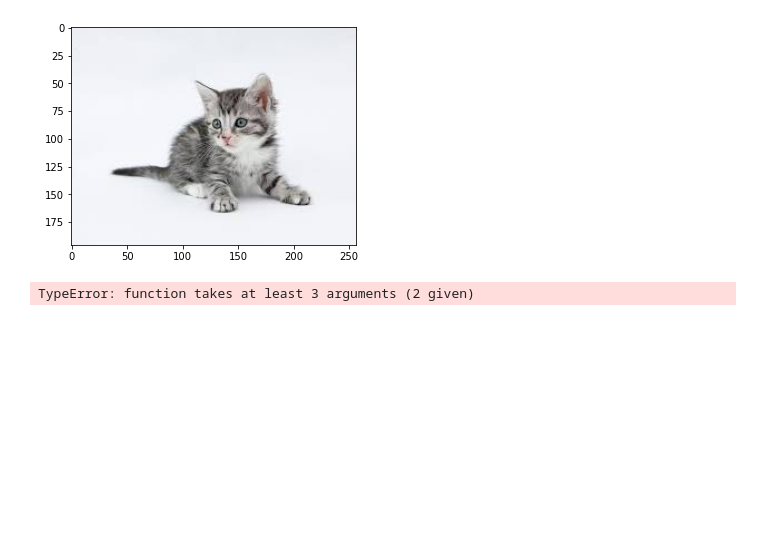
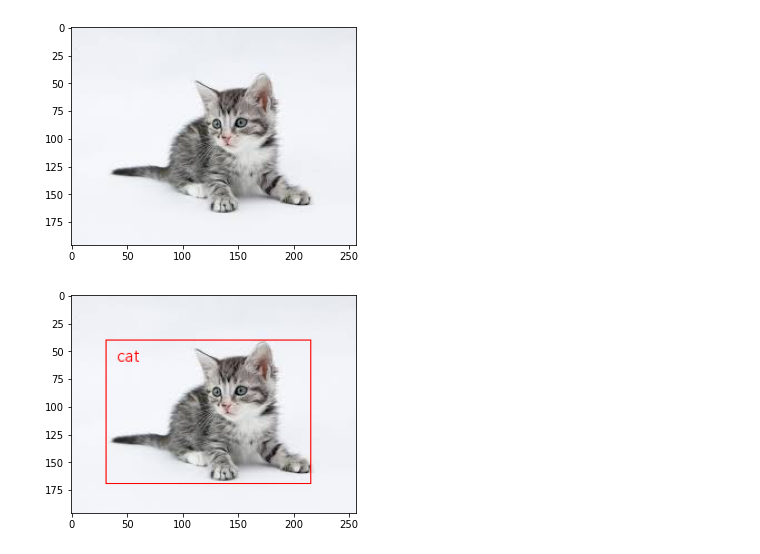
Before and after one commit to YONGJAISONG/DeepLearning_2022_01, a Jupyter notebook: 03.이미지응용/11_공공_인공지능_API.ipynb, the cells around one changed output. Saved outputs shown, nothing was run; the diff lists cells and outputs as text; code cells hidden in the pictures; blank space fills up the shorter version.

```diff
--- a/03.이미지응용/11_공공_인공지능_API.ipynb
+++ b/03.이미지응용/11_공공_인공지능_API.ipynb
@@ -93,7 +93,9 @@ x = int(obj['x'])
 y = int(obj['y'])
 w = int(obj['width'])
 h = int(obj['height'])
-draw.rectangle(((x, y), (x+w, y+h)), outline = (255, 0, 0), width = 2)  # 두 지점을 튜플로 묶어야 한다
-draw.text(x+10, y+10, name, fill = (255, 0, 0))
+draw.rectangle(((x, y), (x+w, y+h)), outline = (255, 0, 0), width = 1)  # 두 지점을 튜플로 묶어야 한다
+draw.text((x+10, y+3), name, font = ImageFont.truetype('malgun.ttf', 15), fill = (255, 0, 0))
-# %% [output]
-TypeError: function takes at least 3 arguments (2 given)
+# %%
+plt.imshow(img);
+# %% [output]
+[figure, added]
```
Also changed, not shown: 2 other files.
